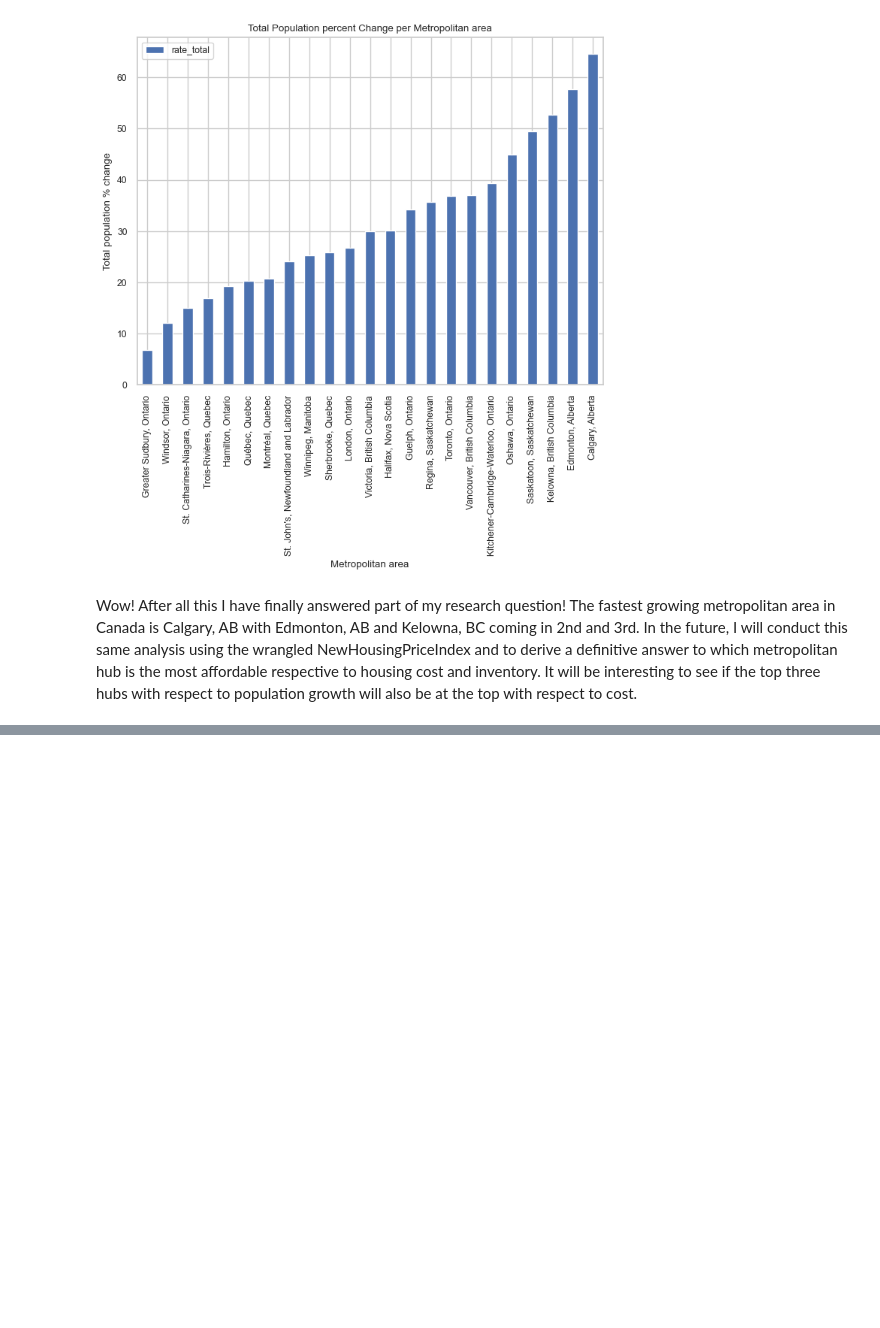
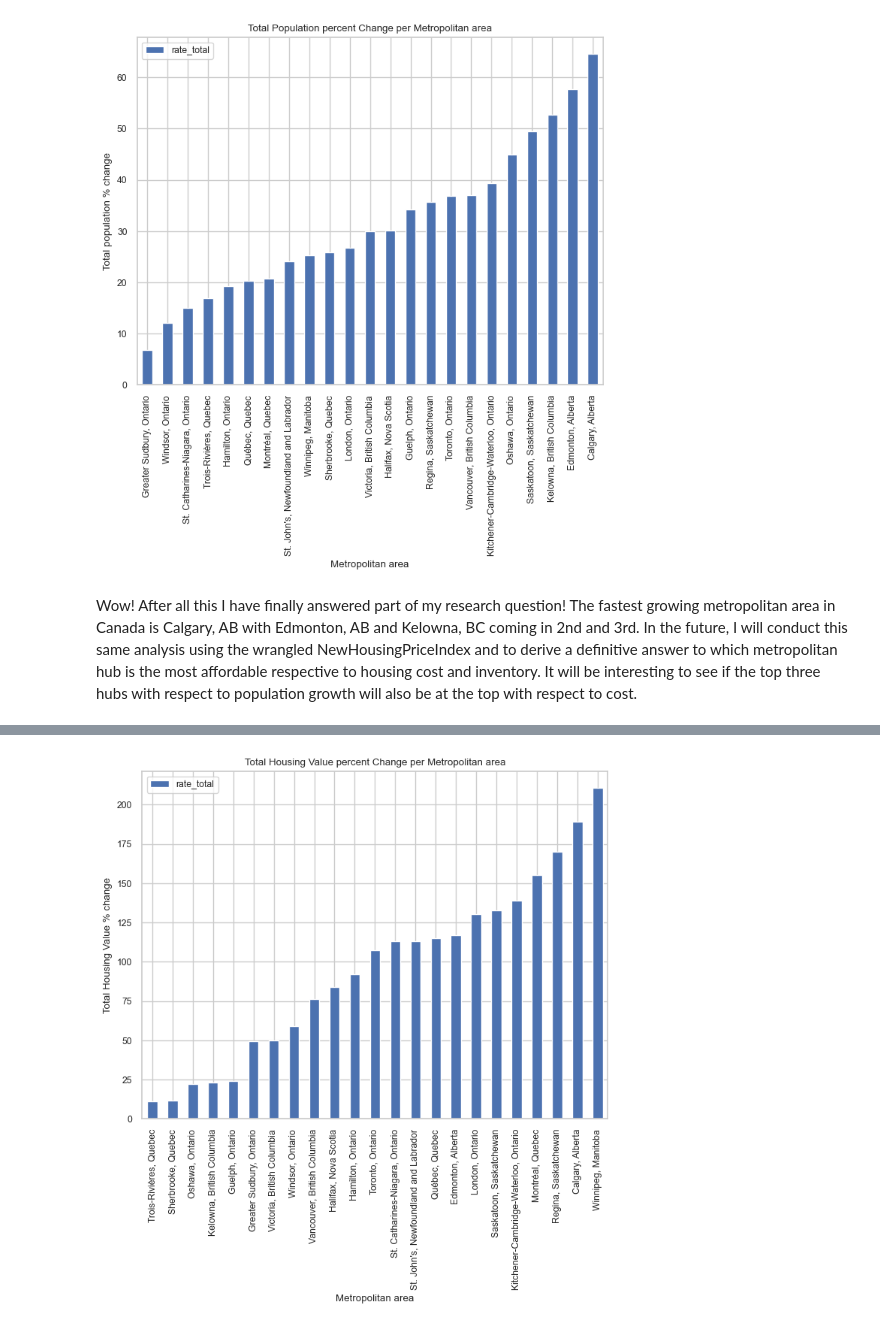
Before and after one commit to ubco-W2022T2-data301/project-group-group01, a Jupyter notebook: analysis/Logananalysis2.ipynb, the cells around one changed output, grey strips where cells are left out. Cells and saved outputs as stored; diff of their text form; code cells hidden in the pictures; blank space fills up the shorter version.

```diff
--- a/analysis/Logananalysis2.ipynb
+++ b/analysis/Logananalysis2.ipynb
@@ -548,0 +707,21 @@ Wow! After all this I have finally answered part of my research question! The fa
+# %%
+import warnings as w
+w.filterwarnings("ignore", message="The frame.append method is deprecated and will be removed from pandas in a future version. Use pandas.concat instead.")
+
+
+total_rate_change_NHPI = pd.DataFrame(columns=["GEO", "rate_total"])
+
+for city in NHPI_W_Final["GEO"].unique():
+
+    city_df = NHPI_W_Final[NHPI_W_Final["GEO"] == city]
+
+    initial_value = city_df.iloc[0]["VALUE"]
+    final_value = city_df.iloc[-1]["VALUE"]
+
+    rate = (final_value - initial_value) / initial_value * 100
+
+    total_rate_change_NHPI = total_rate_change_NHPI.append({"GEO": city, "rate_total": rate}, ignore_index=True)
+
+total_rate_change_NHPI = total_rate_change_NHPI.sort_values('rate_total').reset_index()
+total_rate_change_NHPI = total_rate_change_NHPI.drop(columns=['index'])
+total_rate_change_NHPI
@@ -548,0 +748,16 @@ Wow! After all this I have finally answered part of my research question! The fa
+# %%
+total_rate_change_NHPI_noNaN = pd.DataFrame(columns=["GEO", "rate_total"])
+
+for city in NHPI_W_Final["GEO"].unique():
+
+    city_df = NHPI_W_Final[NHPI_W_Final["GEO"] == city]
+
+    initial_value = city_df.loc[city_df["VALUE"].first_valid_index()]["VALUE"]
+    final_value = city_df.loc[city_df["VALUE"].last_valid_index()]["VALUE"]
+
+    rate = (final_value - initial_value) / initial_value * 100
+
+    total_rate_change_NHPI_noNaN = total_rate_change_NHPI_noNaN.append({"GEO": city, "rate_total": rate}, ignore_index=True)
+
+total_rate_change_NHPI_noNaN = total_rate_change_NHPI_noNaN.sort_values('rate_total').reset_index(drop=True)
+total_rate_change_NHPI_noNaN
@@ -548,0 +782,8 @@ Wow! After all this I have finally answered part of my research question! The fa
+# %%
+total_rate_change_NHPI_noNaN.plot(x="GEO", y="rate_total", kind="bar", figsize=(8, 6))
+plt.title("Total Housing Value percent Change per Metropolitan area")
+plt.xlabel("Metropolitan area")
+plt.ylabel("Total Housing Value % change")
+plt.show()
+# %% [output]
+[figure, added]
```
Also changed, not shown: parts of 52 cells of this notebook, 1 other file.
